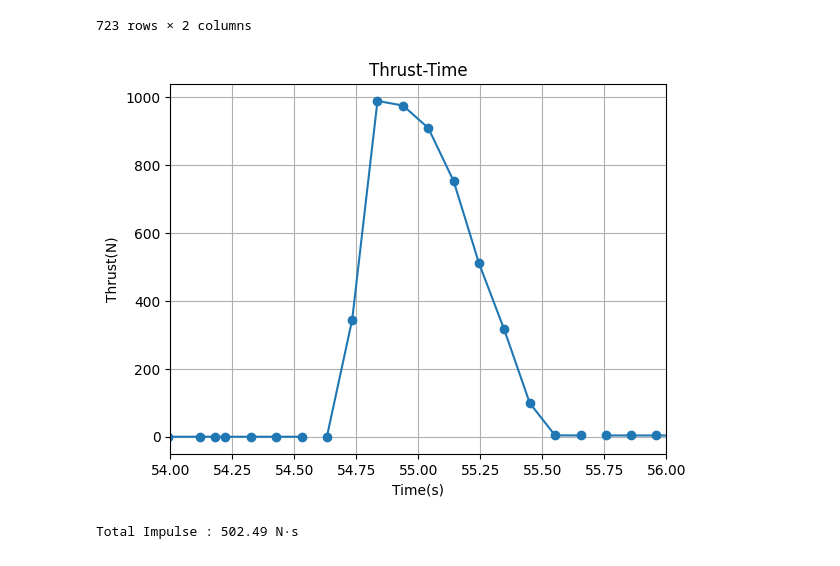
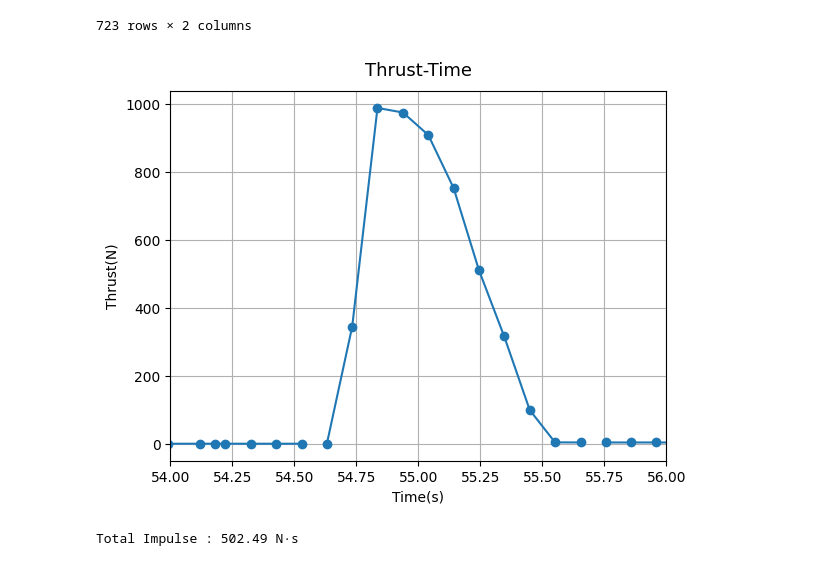
Before and after one commit to chaos1231107/2025_model_rocket_project, a Jupyter notebook: tms_weight.ipynb, the cells around one changed output. Cells and saved outputs as stored; diff of their text form; code cells hidden in the pictures.

```diff
--- a/tms_weight.ipynb
+++ b/tms_weight.ipynb
@@ -30,13 +30,13 @@ df
 # %%
 plt.plot(df['t'], df['w'], marker='o', linestyle='-')
 plt.xlabel('Time(s)')
 plt.ylabel('Thrust(N)')
-plt.title('Thrust-Time')
+plt.title('Thrust-Time', fontsize=13, y=1.02)
 plt.grid(True)
 plt.xlim(54.0, 56.0)
 plt.show()
 # %% [output]
-[figure, old version]
+[figure, new version]
 # %%
 time = df['t'].values
 thrust = df['w'].values
```
Also changed, not shown: parts of 1 cell of this notebook.
